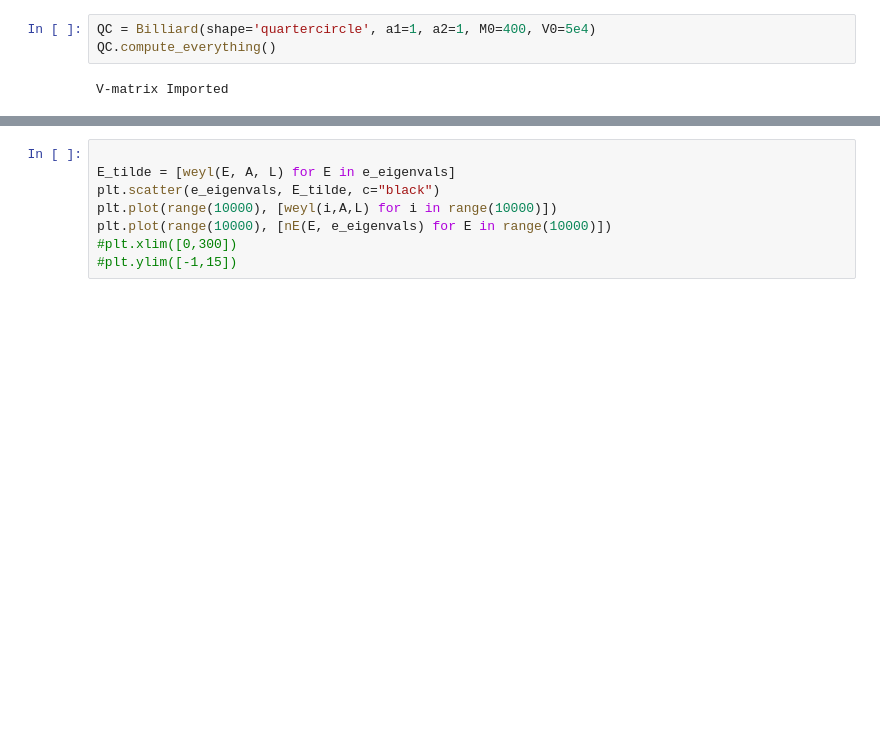
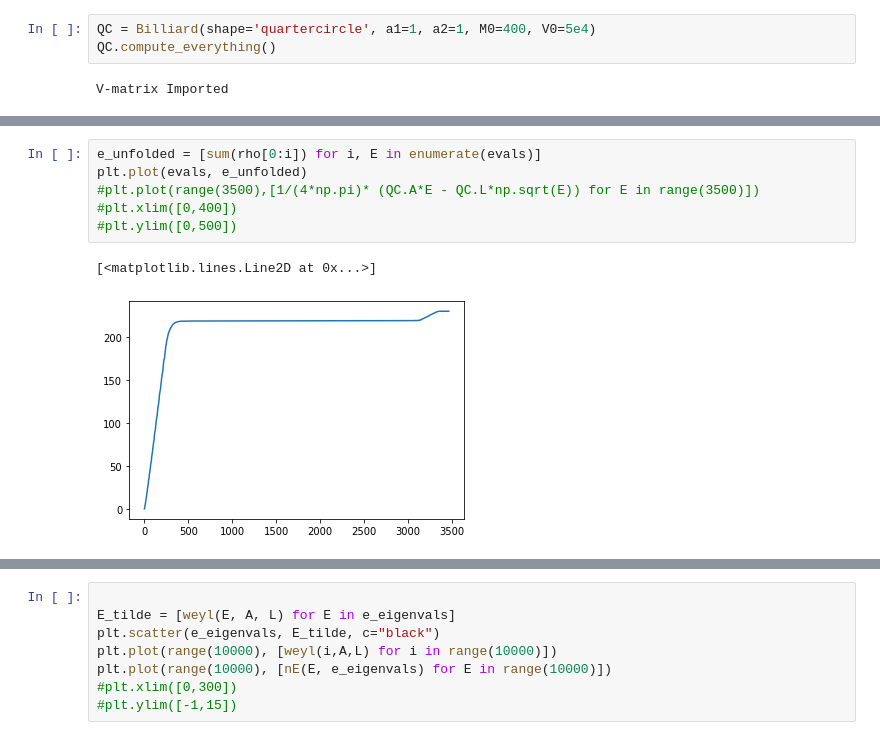
Before and after one commit to benjaminorthner/cms_exam_project, a Jupyter notebook: billiard/billiard.ipynb, the cells around one changed output, grey strips where cells are left out. Drawn from its saved outputs; the diff is of its cells as text; blank space fills up the shorter version.

```diff
--- a/billiard/billiard.ipynb
+++ b/billiard/billiard.ipynb
@@ -35,0 +41,9 @@ plt.yscale("log")
+# %%
+e_unfolded = [sum(rho[0:i]) for i, E in enumerate(evals)]
+plt.plot(evals, e_unfolded)
+#plt.plot(range(3500),[1/(4*np.pi)* (QC.A*E - QC.L*np.sqrt(E)) for E in range(3500)])
+#plt.xlim([0,400])
+#plt.ylim([0,500])
+# %% [output]
+[<matplotlib.lines.Line2D at 0x...>]
+[figure, added]
```
Also changed, not shown: parts of 7 cells of this notebook, 7 other files.
